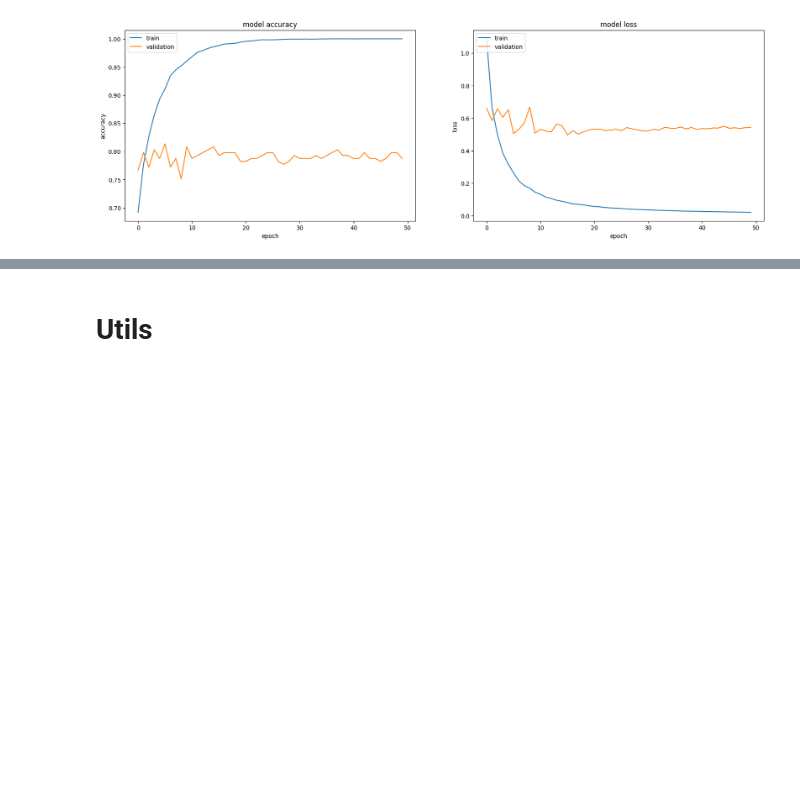
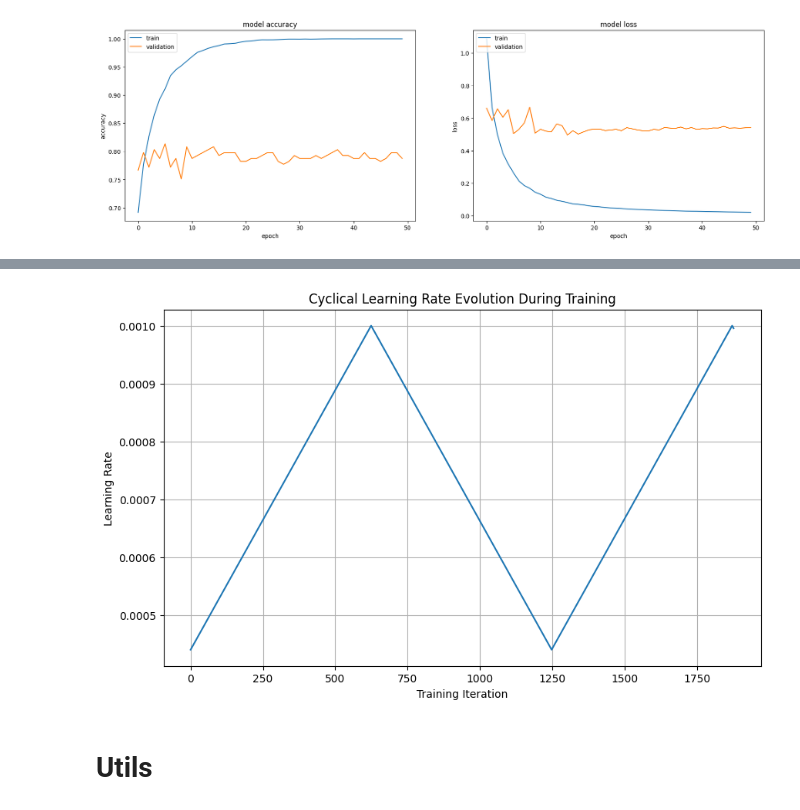
Before and after one commit to renemartensen/Classification-of-Skin-Lesions, a Jupyter notebook: makingModel.ipynb, the cells around one changed output, grey strips where cells are left out. Drawn from its saved outputs; the diff is of its cells as text; code cells hidden in the pictures; blank space fills up the shorter version.

```diff
--- a/makingModel.ipynb
+++ b/makingModel.ipynb
@@ -473,0 +626,84 @@ constant: val_acc: 0.787564754486084, val_loss: 0.5415298938751221
+# %%
+import numpy as np
+import matplotlib.pyplot as plt
+from tensorflow.keras.models import Model
+from tensorflow.keras.layers import Flatten, Dense
+from tensorflow.keras.optimizers import SGD
+from tensorflow.keras.applications import MobileNetV3Small
+from tensorflow.keras.callbacks import Callback
+
+# Load the base model and freeze layers
+base_model = MobileNetV3Small(weights='imagenet', include_top=False, input_shape=(224, 224, 3))
+for layer in base_model.layers:
+    layer.trainable = False
+
+# Add custom layers for classification
+x = base_model.output
+x = Flatten()(x)
+preds = Dense(7, activation='softmax')(x)
+
+# Define the complete model
+model = Model(inputs=base_model.input, outputs=preds)
+
+# Define learning rate bounds and other parameters
+lower_bound = 4.4e-4
+upper_bound = 1e-3
+total_epochs = 6
+half_cycle_multiple = 6  # Set the multiple between 2 and 10
+batch_size = 32  # Define batch size here
+steps_per_epoch = int(train_generator.samples / batch_size)  # Ensure train_generator is defined
+
+# Calculate half-cycle and full-cycle lengths in terms of batches
+half_cycle_length = steps_per_epoch * half_cycle_multiple  # Half-cycle length in batches
+full_cycle_length = 2 * half_cycle_length  # Full-cycle length in batches
+
+learning_rates = []
+
+# Custom callback for cyclical learning rate adjustment
+class BatchLearningRateScheduler(Callback):
+    def __init__(self, lower_bound, upper_bound, full_cycle_length):
+        super(BatchLearningRateScheduler, self).__init__()
+        self.lower_bound = lower_bound
+        self.upper_bound = upper_bound
+        self.full_cycle_length = full_cycle_length
+        self.batch_count = 0
+
+    def on_batch_end(self, batch, logs=None):
+        # Calculate position within the cycle (oscillates between 0 and 1)
+        cycle_position = np.abs((self.batch_count % self.full_cycle_length) / self.full_cycle_length - 0.5) * 2
+
+        # Calculate learning rate based on the cycle position
+        lr = self.lower_bound + (self.upper_bound - self.lower_bound) * (1 - cycle_position)
+
+        # Set the new learning rate
+        tf.keras.backend.set_value(self.model.optimizer.learning_rate, lr)
+
+        # Append to learning rates history for plotting
+        learning_rates.append(lr)
+        self.batch_count += 1
+
+# Instantiate and add the per-batch learning rate scheduler callback
+lr_scheduler = BatchLearningRateScheduler(lower_bound=lower_bound, upper_bound=upper_bound, full_cycle_length=full_cycle_length)
+
+# Compile the model
+model.compile(optimizer=SGD(learning_rate=lower_bound), loss='categorical_crossentropy', metrics=['accuracy'])
+
+# Train the model with the custom cyclical learning rate scheduler
+history_efficient = model.fit(
+    train_generator,
+    validation_data=validation_generator,
+    epochs=total_epochs,
+    batch_size=batch_size,
+    verbose=1,
+    callbacks=[lr_scheduler]
+)
+
+# Plot the learning rate evolution
+plt.figure(figsize=(10, 6))
+plt.plot(np.arange(len(learning_rates)), learning_rates)
+plt.title('Cyclical Learning Rate Evolution During Training')
+plt.xlabel('Training Iteration')
+plt.ylabel('Learning Rate')
+plt.grid()
+plt.show()
+# %% [output]
@@ -474,3 +724,4 @@ constant: val_acc: 0.787564754486084, val_loss: 0.5415298938751221
+[figure, added]
 # %% [markdown]
 # Utils
 # %%
```
Also changed, not shown: parts of 4 cells of this notebook.
